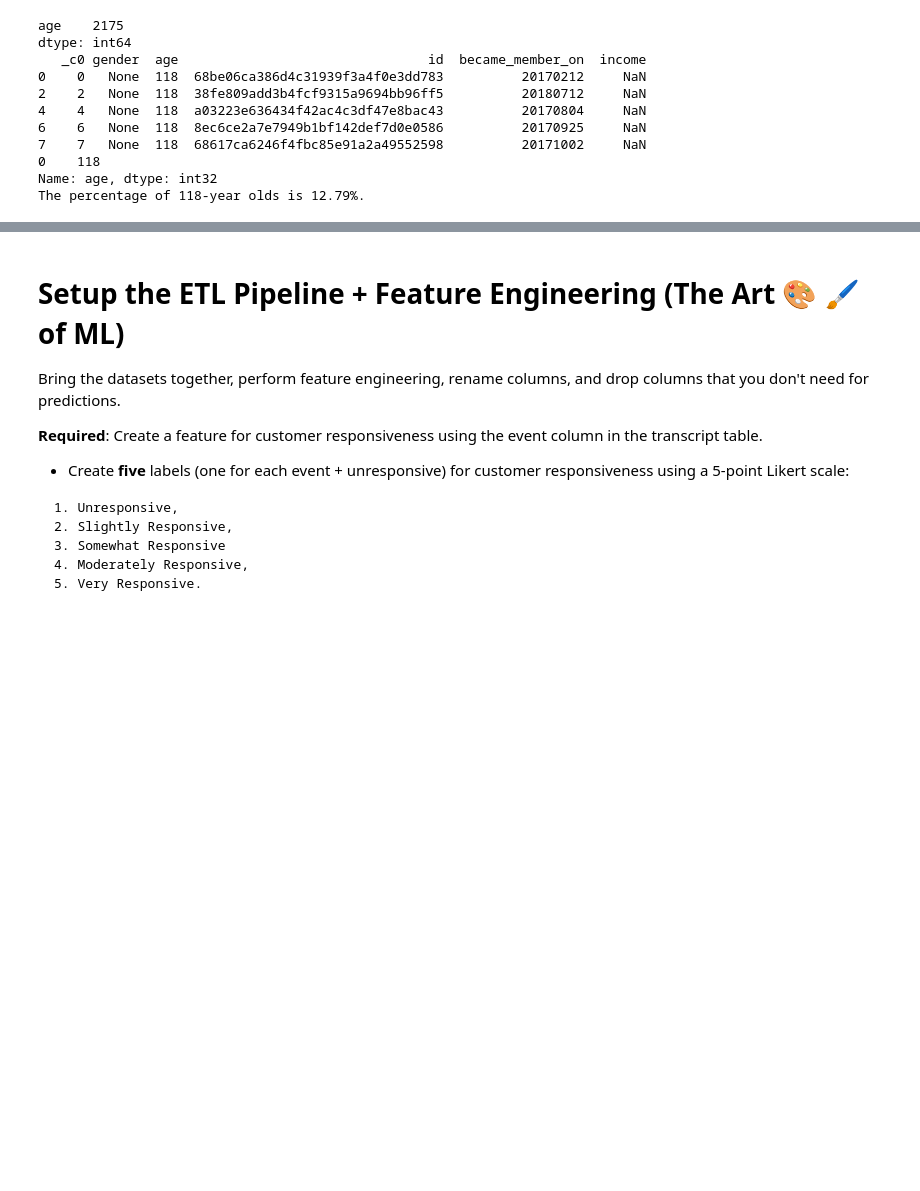
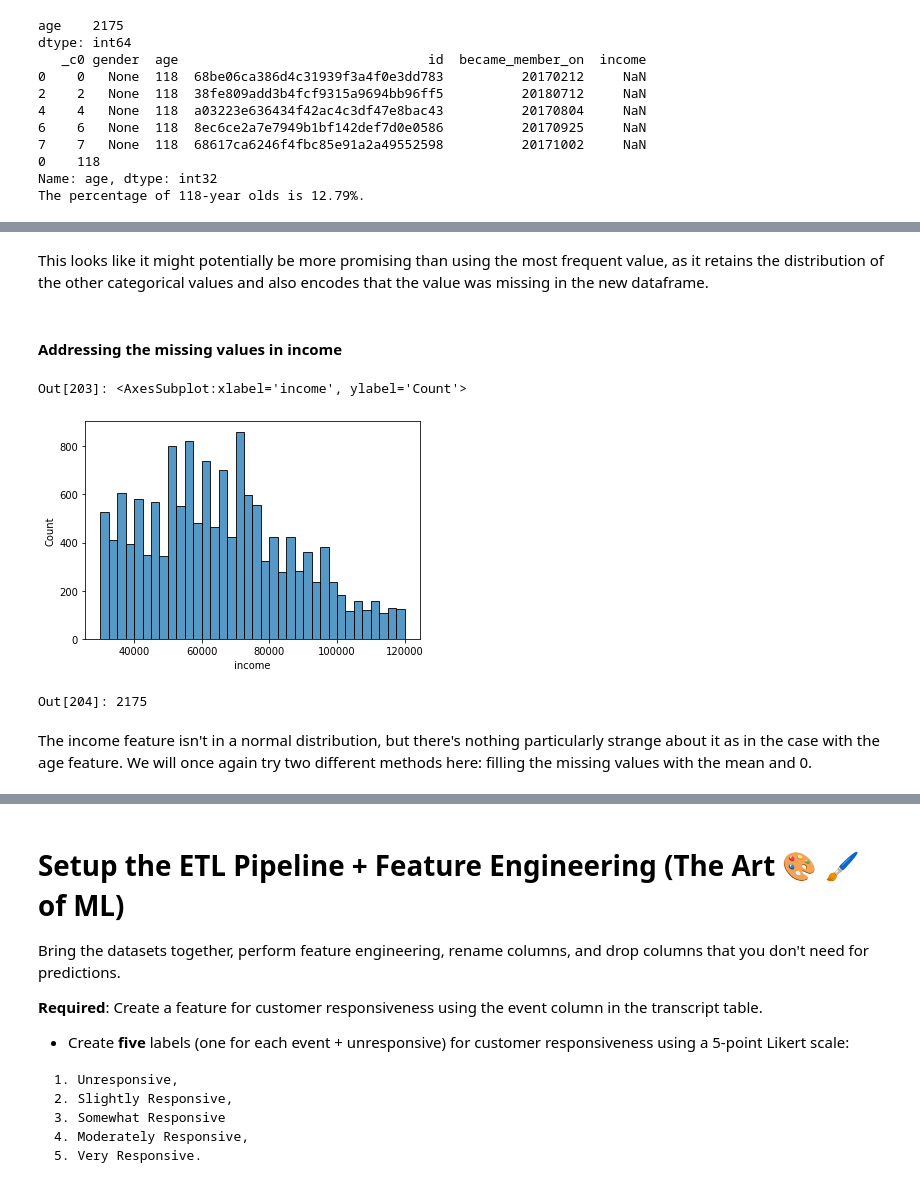
Before and after one commit to MichalRoztocki/FourthBrain-Weekly-Assignments, a Jupyter notebook: week-5-big-data/starbucks-multiclass/nb/starbucks-Multiclass_classification.ipynb, the cells around one changed output, grey strips where cells are left out. Drawn from its saved outputs; the diff is of its cells as text; code cells hidden in the pictures; blank space fills up the shorter version.

```diff
--- a/week-5-big-data/starbucks-multiclass/nb/starbucks-Multiclass_classification.ipynb
+++ b/week-5-big-data/starbucks-multiclass/nb/starbucks-Multiclass_classification.ipynb
@@ -304,0 +353,15 @@ Out[119]: (55.49464705882353, 54.39352445193929)Out[119]: (16.486139107934825, 1
+# %% [markdown]
+This looks like it might potentially be more promising than using the most frequent value, as it retains the distribution of the other categorical values and also encodes that the value was missing in the new dataframe.
+# %% [markdown]
+#### Addressing the missing values in income
+# %%
+sns.histplot(data=psdf_profile.to_pandas(), x="income")
+# %% [output]
+Out[203]: <AxesSubplot:xlabel='income', ylabel='Count'>
+[figure, added]
+# %%
+psdf_profile.income.isnull().sum()
+# %% [output]
+Out[204]: 2175
+# %% [markdown]
+The income feature isn't in a normal distribution, but there's nothing particularly strange about it as in the case with the age feature. We will once again try two different methods here: filling the missing values with the mean and 0.
```
Also changed, not shown: parts of 49 cells of this notebook.
